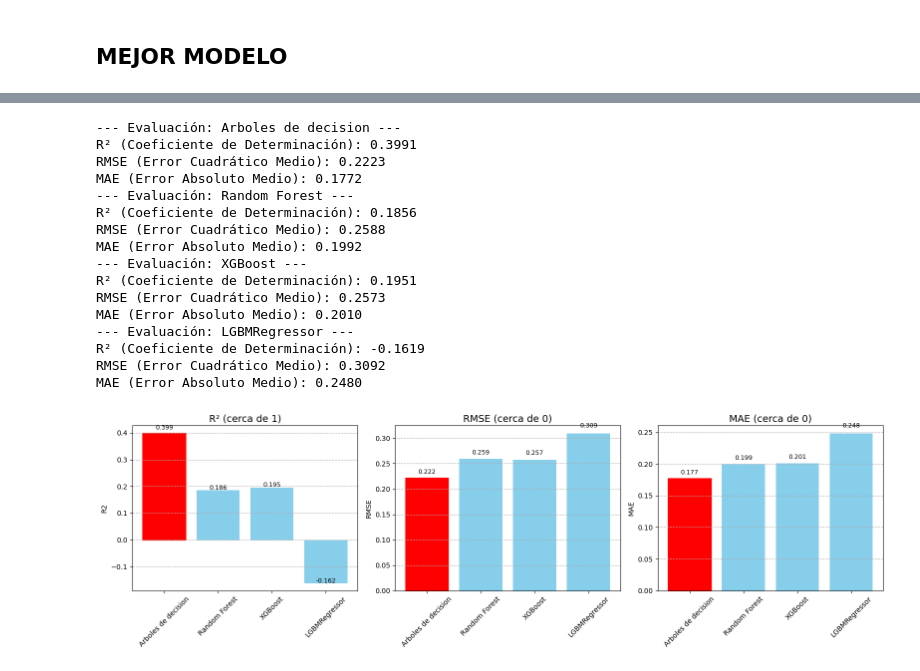
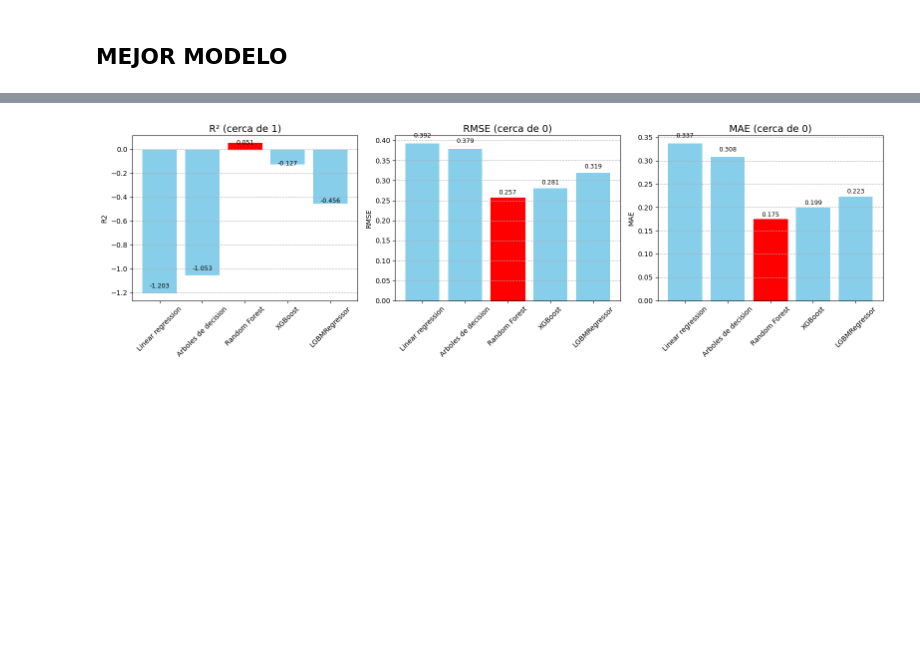
Before and after one commit to anavagi/anticoagulant-patology-analysis, a Jupyter notebook: ModelTraining_and_Conclusions_02.ipynb, the cells around one changed output, grey strips where cells are left out. Cells and saved outputs as stored; diff of their text form; code cells hidden in the pictures; blank space fills up the shorter version.

```diff
--- a/ModelTraining_and_Conclusions_02.ipynb
+++ b/ModelTraining_and_Conclusions_02.ipynb
@@ -242,7 +272,11 @@ from sklearn.metrics import mean_squared_error, r2_score, mean_absolute_error
 import numpy as np
 
 # Inicializar y ajustar el modelo (limitamos la profundidad para mantener la interpretabilidad)
-dt_model = DecisionTreeRegressor(max_depth=4, random_state=23)
+dt_model = DecisionTreeRegressor(
+    max_depth=7,            # Aumentar la profundidad a 7 (un buen compromiso)
+    min_samples_leaf=5,     # Añadir una restricción de hoja para evitar sobreajuste extremo
+    random_state=23
+)
 
 #evaluate_model(y_test, dt_pred,'Arboles de decisión')
 # %% [markdown]
@@ -276,20 +310,14 @@ Error de Validación (Línea Roja):
 
 El error (RMSE) en el conjunto de validación se estanca rápidamente.El error en validación deja de mejorar alrededor de max_depth $\approx 7$ o 8 y se mantiene constante en $\approx 0.28$.Indicación: A partir de $\text{max\_depth} = 8$, aumentar la complejidad del modelo (hacerlo más profundo) no aporta ningún valor predictivo en datos nuevos.Brecha (Gap) del Sobreajuste:La brecha vertical entre las líneas azul y roja es enorme a partir de max_depth $\approx 10$. El modelo cree que tiene un error de $0.095$, pero el error real en datos no vistos es de $0.28$.Conclusión para el Informe (Página 19/20)Esta gráfica explica por qué el Árbol de Decisión simple superó a los modelos complejos en tu primer análisis. El Árbol de Decisión simple no tenía la profundidad ni la capacidad de ensemble para sobreajustarse como tu Random Forest optimizado.
 # %%
-from sklearn.ensemble import RandomForestRegressor
-from sklearn.model_selection import learning_curve
-from sklearn.metrics import mean_squared_error, r2_score
-import numpy as np
-import matplotlib.pyplot as plt
-
 # Modelo de Random Forest con hiperparámetros corregidos
 # Los demás parámetros se mantienen fijos del tuning:
 # n_estimators=500, min_samples_leaf=1, max_features=1.0
 rf_model_regularized = RandomForestRegressor(
     n_estimators=500,
-    min_samples_leaf=1,
+    min_samples_leaf=5,
     max_features=1.0,
-    max_depth=7,  # <--- ¡Valor de profundidad regularizado (corregido)!
+    max_depth=None,
     random_state=23,
     n_jobs=-1
 )
@@ -337,11 +365,12 @@ plot_validation_curve_boosting(xgb_best, X_train_scaled, y_train,"learning_rate"
 # %%
 xgb_model_regularized = XGBRegressor(
-    n_estimators=500,
-    min_samples_leaf=1,
-    max_features=1.0,
+    n_estimators=100,
+    learning_rate=0.05,
     max_depth=3,
+    min_child_weight=20,
+    subsample=0.8,
+    colsample_bytree=0.8,
     random_state=23,
-    learning_rate=0.005,
     n_jobs=-1
 )
 # %%
@@ -350,0 +380,11 @@ plot_learning_curve(xgb_model_regularized, X_train_scaled, y_train)
+# %%
+xgb_model_regularized.fit(X_train_scaled, y_train)
+
+# 3. PREDECIR en el conjunto de PRUEBA
+y_pred_rf_reg = xgb_model_regularized.predict(X_test_scaled)
+
+# 4. CALCULAR el R2 score
+r2_final = r2_score(y_test, y_pred_rf_reg)
+
+print(f"\n--- Resultado del XBOOST Regularizado en el Conjunto de Prueba ---")
+print(f"R² (Coeficiente de Determinación) Final: {r2_final:.4f}")
@@ -451,10 +494,10 @@ def plot_comparativa_final(df):
 rf_model_regularized.fit(X_train_scaled, y_train)
 xgb_model_regularized.fit(X_train_scaled, y_train)
 dt_model.fit(X_train_scaled, y_train)
-lgbm_best.fit(X_train_scaled, y_train)
+#lgbm_best.fit(X_train_scaled, y_train)
 
-modelos_finales = [dt_model,rf_model_regularized, xgb_model_regularized,lgbm_best]
-nombres_modelos = ['Arboles de decision','Random Forest', 'XGBoost','LGBMRegressor']
+modelos_finales = [lr_model, dt_model,rf_model_regularized, xgb_model_regularized,lgbm_best]
+nombres_modelos = ['Linear regression','Arboles de decision','Random Forest', 'XGBoost','LGBMRegressor']
 
 # 2. Ejecutar la función para obtener la tabla de comparación
 # Usamos el set de PRUEBA (X_test, y_test) para la evaluación final imparcial.
@@ -475,17 +535 @@ Parameters: { "max_features", "min_samples_leaf" } are not used.
---- Evaluación: Arboles de decision ---
-R² (Coeficiente de Determinación): 0.3991
-RMSE (Error Cuadrático Medio): 0.2223
-MAE (Error Absoluto Medio): 0.1772
---- Evaluación: Random Forest ---
-R² (Coeficiente de Determinación): 0.1856
-RMSE (Error Cuadrático Medio): 0.2588
-MAE (Error Absoluto Medio): 0.1992
---- Evaluación: XGBoost ---
-R² (Coeficiente de Determinación): 0.1951
-RMSE (Error Cuadrático Medio): 0.2573
-MAE (Error Absoluto Medio): 0.2010
---- Evaluación: LGBMRegressor ---
-R² (Coeficiente de Determinación): -0.1619
-RMSE (Error Cuadrático Medio): 0.3092
-MAE (Error Absoluto Medio): 0.2480
-[figure, old version]
+[figure, new version]
```
Also changed, not shown: parts of 23 cells of this notebook, 11 other files.
